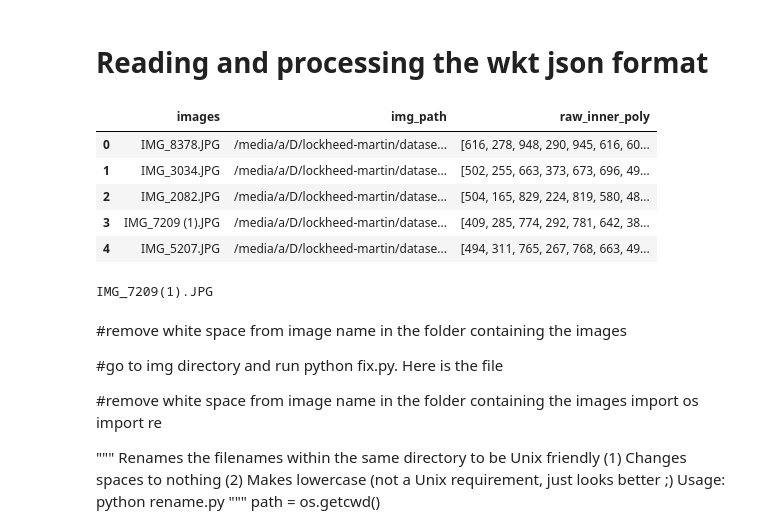
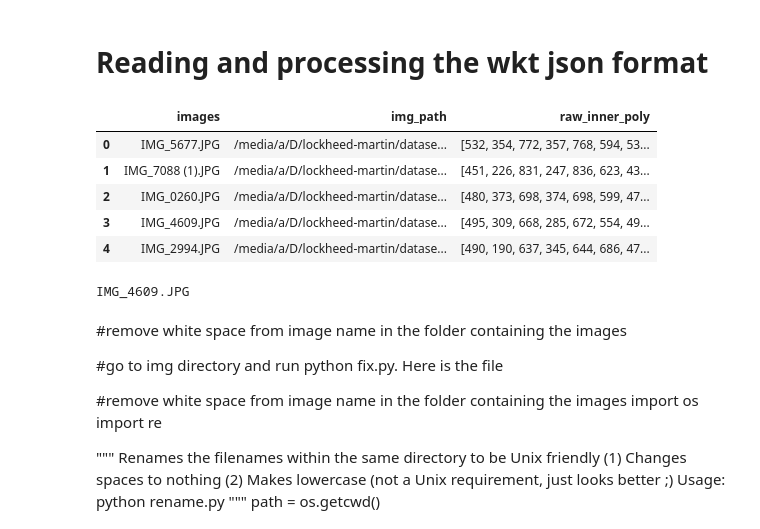
Before and after one commit to Veilkrand/AlphaPilot_test2, a Jupyter notebook: object_segmentation_pipelines/Enet/Enet_pipelines.ipynb, the cells around one changed output. Cells and saved outputs as stored; diff of their text form; code cells hidden in the pictures.

```diff
--- a/object_segmentation_pipelines/Enet/Enet_pipelines.ipynb
+++ b/object_segmentation_pipelines/Enet/Enet_pipelines.ipynb
@@ -79,38 +79,38 @@ import torch.nn.functional as F
 # %%
 #df is the dataset that we are annotating
 #raw_df is the dataset that the organizers provided
 #adding path for json anf image folders respectively
-provided_data_file_dir='/media/a/D/lockheed-martin/dataset/LM_dataset/csv/training_GT_labels.json'#json provided by the organizers of the challange
+provided_data_file_dir='/media/a/D/lockheed-martin/dataset/LM_dataset/csv/training_GT_labels_v2.json'#json provided by the organizers of the challange
 our_data_file_dir='/media/a/D/lockheed-martin/dataset/LM_dataset/csv/data_wkt_v2.json'#our annotated dataset
 img_file_dir='/media/a/D/lockheed-martin/dataset/LM_dataset/Data_Training/'#folder where images are stored
 provided_df = pd.read_json(provided_data_file_dir)
 df = pd.read_json(our_data_file_dir)
 
 
 #adding a complete path for the image
 df['External ID']= [img_file_dir + u for u in df['External ID']]#iris_data_dir + new_df['parcel_id'].astype(str) + '.jpg'
 
 df['images']=[u.split('/',8)[8] for u in df['External ID']]
 raw_df=pd.DataFrame()
 raw_df['images']=list(provided_df.columns.values)
 raw_df['img_path']=[img_file_dir +  u for u in raw_df['images']]
 
 raw_df['raw_inner_poly']=[ provided_df[u][0] for u in raw_df['images']]
 
 raw_df.head()
 # %% [output]
 |  | images | img_path | raw_inner_poly |
-| 0 | IMG_8378.JPG | /media/a/D/lockheed-martin/datase... | [616, 278, 948, 290, 945, 616, 60... |
-| 1 | IMG_3034.JPG | /media/a/D/lockheed-martin/datase... | [502, 255, 663, 373, 673, 696, 49... |
-| 2 | IMG_2082.JPG | /media/a/D/lockheed-martin/datase... | [504, 165, 829, 224, 819, 580, 48... |
-| 3 | IMG_7209 (1).JPG | /media/a/D/lockheed-martin/datase... | [409, 285, 774, 292, 781, 642, 38... |
-| 4 | IMG_5207.JPG | /media/a/D/lockheed-martin/datase... | [494, 311, 765, 267, 768, 663, 49... |
+| 0 | IMG_5677.JPG | /media/a/D/lockheed-martin/datase... | [532, 354, 772, 357, 768, 594, 53... |
+| 1 | IMG_7088 (1).JPG | /media/a/D/lockheed-martin/datase... | [451, 226, 831, 247, 836, 623, 43... |
+| 2 | IMG_0260.JPG | /media/a/D/lockheed-martin/datase... | [480, 373, 698, 374, 698, 599, 47... |
+| 3 | IMG_4609.JPG | /media/a/D/lockheed-martin/datase... | [495, 309, 668, 285, 672, 554, 49... |
+| 4 | IMG_2994.JPG | /media/a/D/lockheed-martin/datase... | [490, 190, 637, 345, 644, 686, 47... |
 # %%
 #remove white spaces from image path
 s=raw_df['images'][3]
 print(re.sub(r"\s+", "", s))  # \s matches all white spaces
 # %% [output]
-IMG_7209(1).JPG
+IMG_4609.JPG
 # %% [markdown]
 #remove white space from image name in the folder containing the images
 
```
Also changed, not shown: parts of 37 cells of this notebook, 2 other files.
